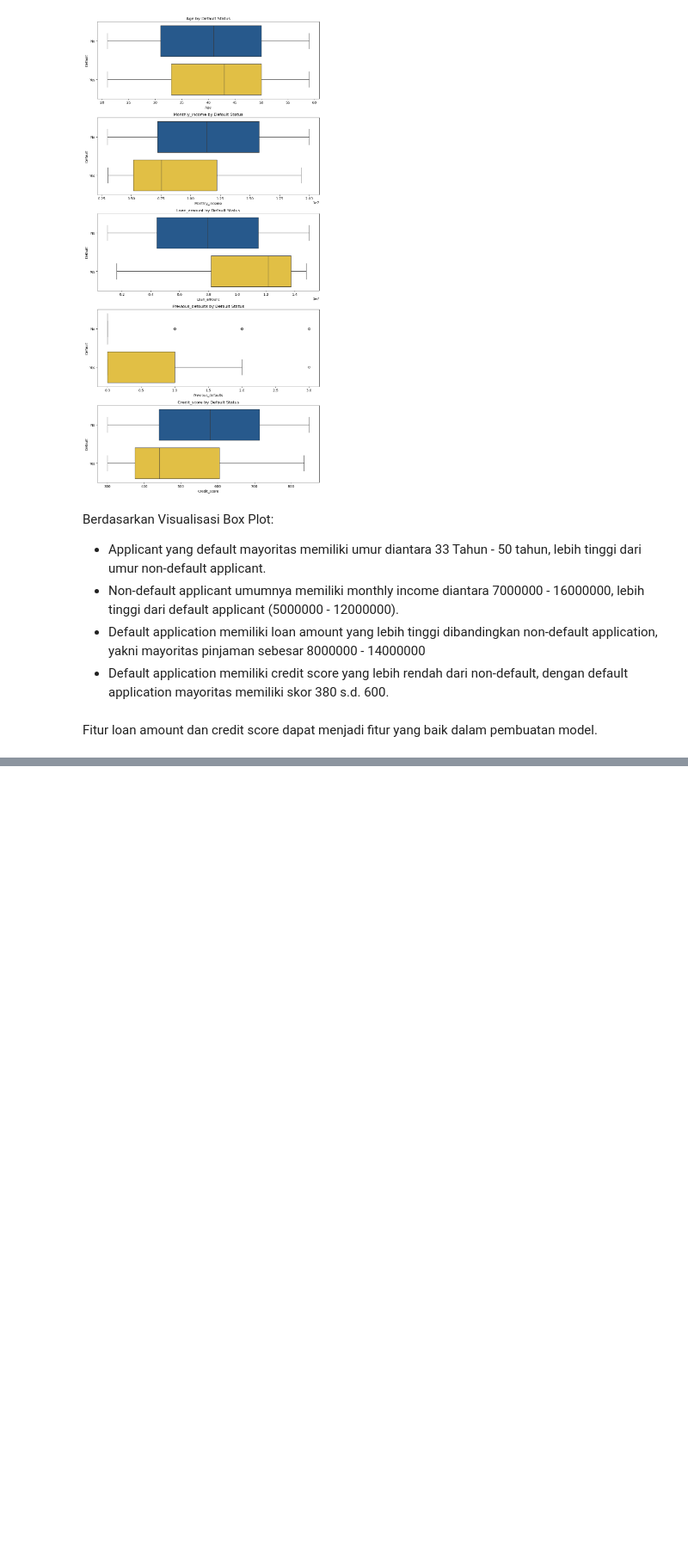
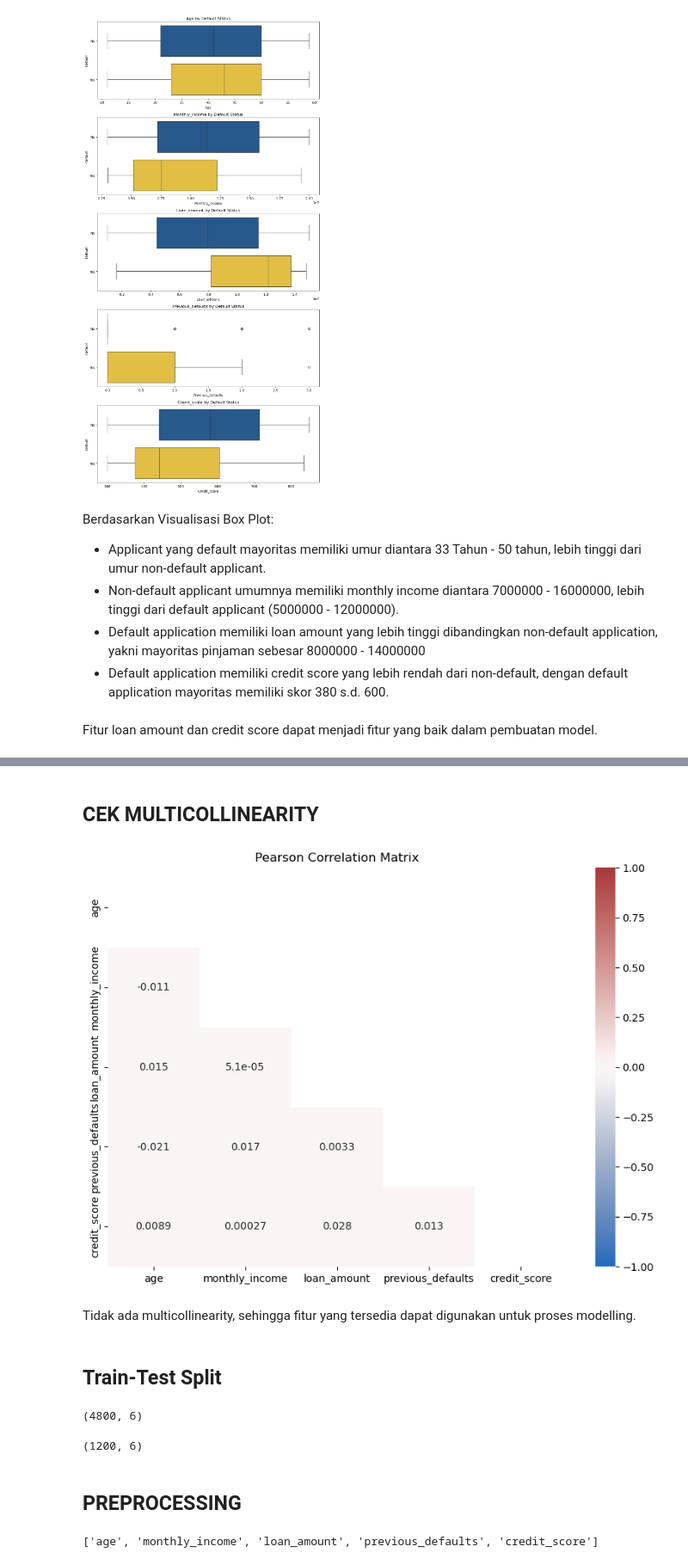
Before and after one commit to Angga-Sukma-Budi-Darmawan/ds-takehome, a Jupyter notebook: notebook/B_modelling.ipynb, the cells around one changed output, grey strips where cells are left out. Shown at 86% size. Drawn from its saved outputs; the diff is of its cells as text; code cells hidden in the pictures; blank space fills up the shorter version.

Commit message:
Bagian B_Modelling

```diff
--- a/notebook/B_modelling.ipynb
+++ b/notebook/B_modelling.ipynb
@@ -291,0 +367,24 @@ Fitur loan amount dan credit score dapat menjadi fitur yang baik dalam pembuatan
+# %% [markdown]
+## CEK MULTICOLLINEARITY
+# %%
+X = df_clean.drop(columns='default').select_dtypes(include='number')
+corr = X.corr(method='pearson')
+
+plt.figure(figsize=(10, 7))
+sns.heatmap(corr, vmin=-1, vmax=1, annot=True, cmap='vlag', mask=np.triu(np.ones_like(corr, dtype=bool)))
+plt.title('Pearson Correlation Matrix')
+plt.show()
+# %% [output]
+[figure, added]
+# %% [markdown]
+Tidak ada multicollinearity, sehingga fitur yang tersedia dapat digunakan untuk proses modelling.
+# %% [markdown]
+## Train-Test Split
+# %%
+train, test = train_test_split(df_clean, stratify=df_clean['default'], random_state=42, test_size=0.2)
+display(train.shape, test.shape)
+# %% [output]
+(4800, 6)
+(1200, 6)
+# %% [markdown]
+## PREPROCESSING
@@ -291,0 +397,6 @@ Fitur loan amount dan credit score dapat menjadi fitur yang baik dalam pembuatan
+# %%
+# Define features
+features = X_train.columns.tolist()
+features
+# %% [output]
+['age', 'monthly_income', 'loan_amount', 'previous_defaults', 'credit_score']
```
Also changed, not shown: parts of 30 cells of this notebook.
